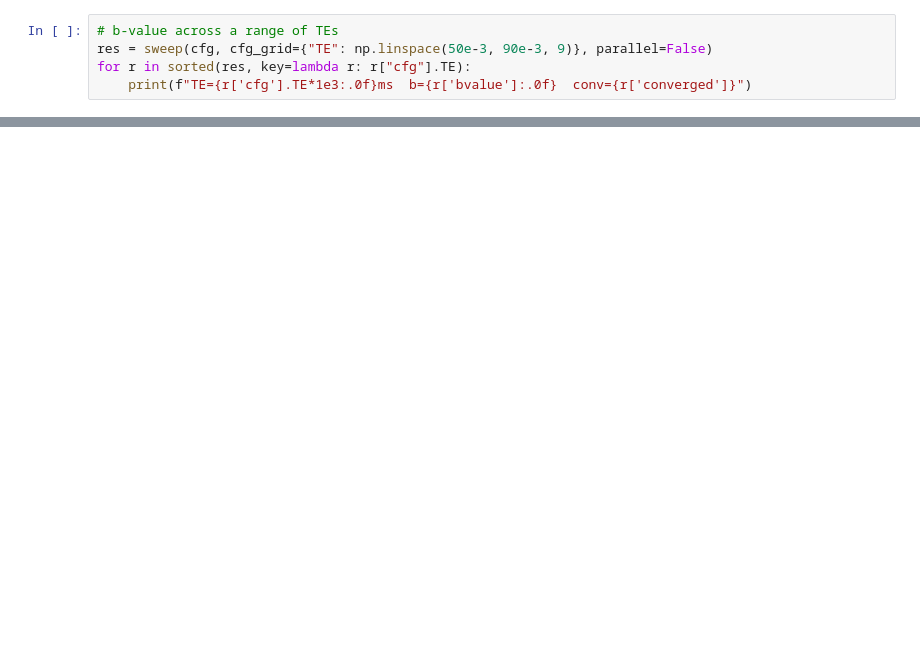
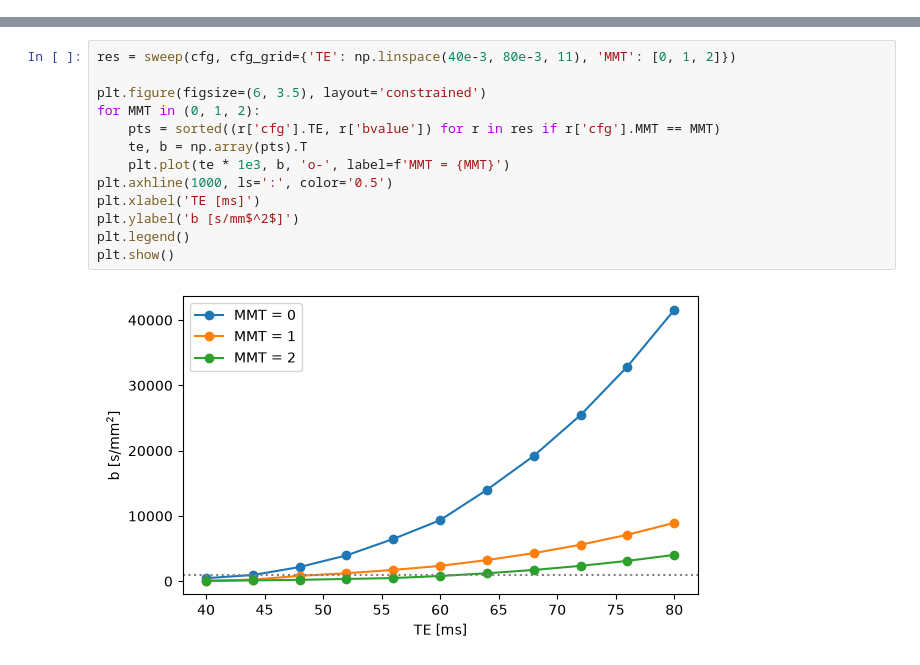
Before and after one commit to cmr-group/gropt-dev, a Jupyter notebook: examples/diffusion/diffusion_te.ipynb, the cells around one changed output, grey strips where cells are left out. Drawn from its saved outputs; the diff is of its cells as text; blank space fills up the shorter version.

```diff
--- a/examples/diffusion/diffusion_te.ipynb
+++ b/examples/diffusion/diffusion_te.ipynb
@@ -92,5 +39,0 @@ Search time: 131.59 ms
-# %%
-# b-value across a range of TEs
-res = sweep(cfg, cfg_grid={"TE": np.linspace(50e-3, 90e-3, 9)}, parallel=False)
-for r in sorted(res, key=lambda r: r["cfg"].TE):
-    print(f"TE={r['cfg'].TE*1e3:.0f}ms  b={r['bvalue']:.0f}  conv={r['converged']}")
@@ -106,0 +95,15 @@ TE=90ms  b=6584  conv=True
+# %%
+res = sweep(cfg, cfg_grid={'TE': np.linspace(40e-3, 80e-3, 11), 'MMT': [0, 1, 2]})
+
+plt.figure(figsize=(6, 3.5), layout='constrained')
+for MMT in (0, 1, 2):
+    pts = sorted((r['cfg'].TE, r['bvalue']) for r in res if r['cfg'].MMT == MMT)
+    te, b = np.array(pts).T
+    plt.plot(te * 1e3, b, 'o-', label=f'MMT = {MMT}')
+plt.axhline(1000, ls=':', color='0.5')
+plt.xlabel('TE [ms]')
+plt.ylabel('b [s/mm$^2$]')
+plt.legend()
+plt.show()
+# %% [output]
+[figure, added]
```
Also changed, not shown: parts of 15 cells of this notebook, 10 other files.
